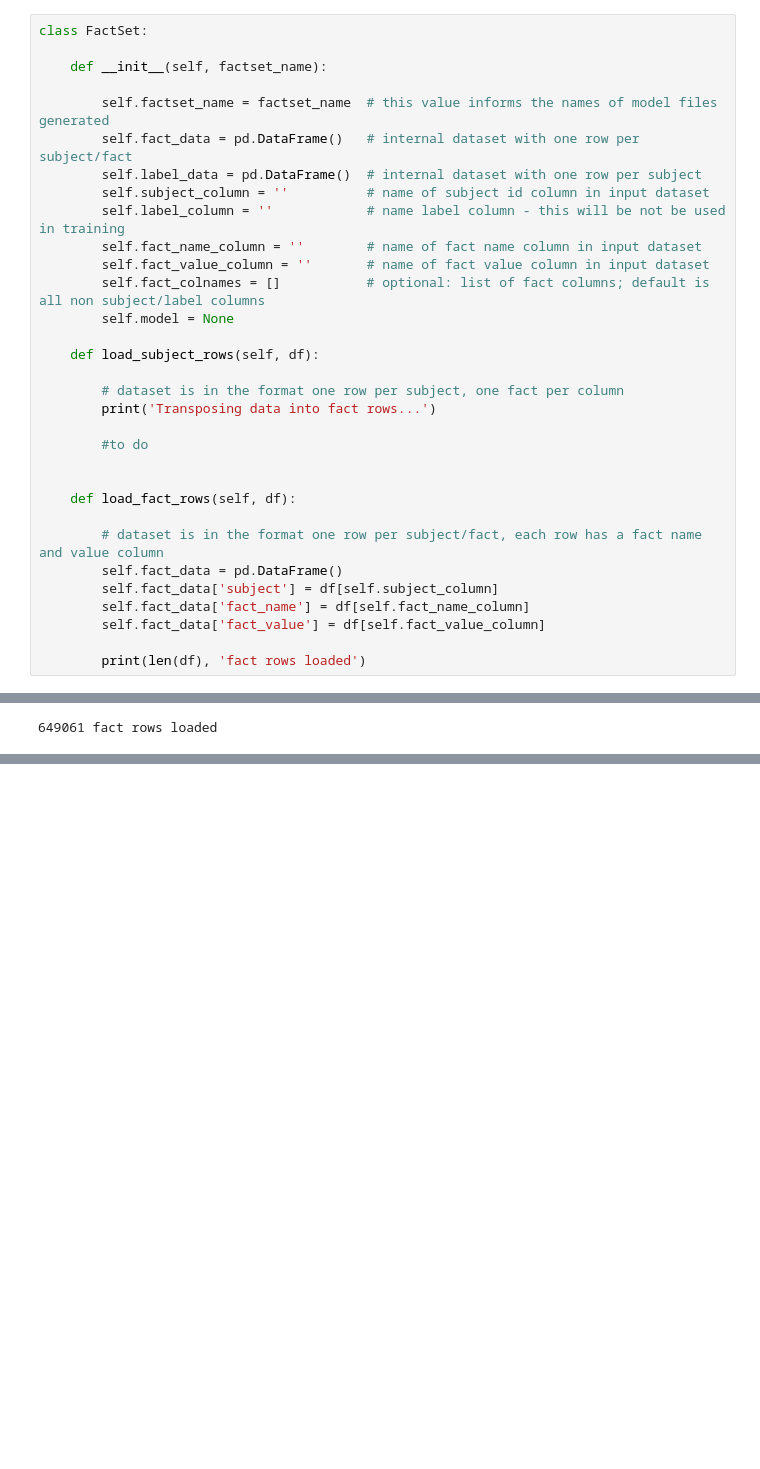
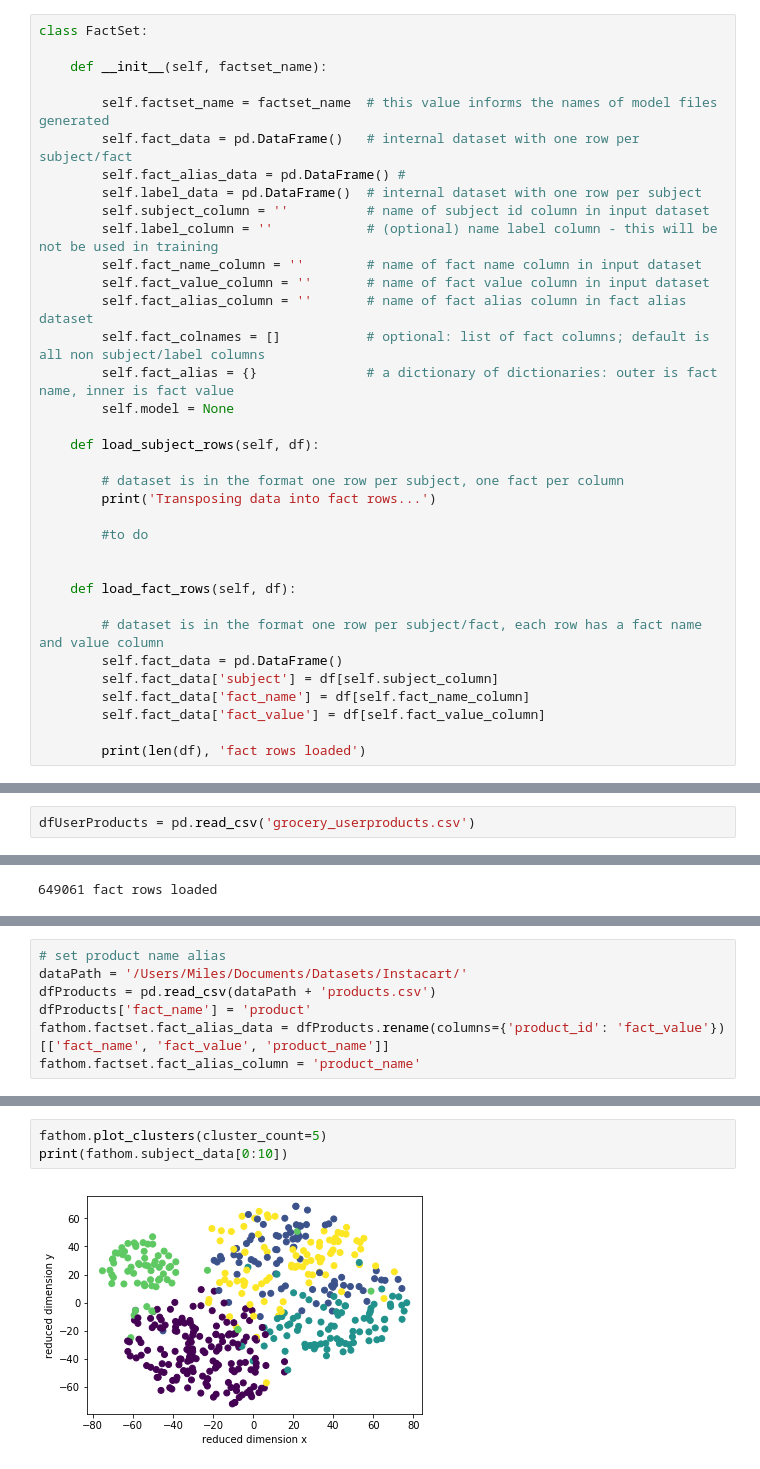
Before and after one commit to icanseeformiles/fathom, a Jupyter notebook: Fathom POC.ipynb, the cells around one changed output, grey strips where cells are left out. Cells and saved outputs as stored; diff of their text form; blank space fills up the shorter version.

```diff
--- a/Fathom POC.ipynb
+++ b/Fathom POC.ipynb
@@ -22,12 +22,15 @@ class FactSet:
 
         self.factset_name = factset_name  # this value informs the names of model files generated
         self.fact_data = pd.DataFrame()   # internal dataset with one row per subject/fact
+        self.fact_alias_data = pd.DataFrame() #
         self.label_data = pd.DataFrame()  # internal dataset with one row per subject
         self.subject_column = ''          # name of subject id column in input dataset
-        self.label_column = ''            # name label column - this will be not be used in training
+        self.label_column = ''            # (optional) name label column - this will be not be used in training
         self.fact_name_column = ''        # name of fact name column in input dataset
         self.fact_value_column = ''       # name of fact value column in input dataset
+        self.fact_alias_column = ''       # name of fact alias column in fact alias dataset
         self.fact_colnames = []           # optional: list of fact columns; default is all non subject/label columns
+        self.fact_alias = {}              # a dictionary of dictionaries: outer is fact name, inner is fact value
         self.model = None
 
     def load_subject_rows(self, df):
@@ -419,6 +328,8 @@ dfUserProducts['fact_name'] = 'product'
 # %%
 import csv
 dfUserProducts.to_csv('grocery_userproducts.csv', index=False, quoting=csv.QUOTE_NONNUMERIC)
+# %%
+dfUserProducts = pd.read_csv('grocery_userproducts.csv')
 # %%
 facts = FactSet('grocery')
 facts.subject_column = 'user_id'
@@ -432,2 +344,9 @@ fathom = Fathom(facts)
 #fathom.learn(super_epochs=3, epochs=15, batch_size=8192)
 fathom.load_model(model_name='grocery')
+# %%
+# set product name alias
+dataPath = '/Users/Miles/Documents/Datasets/Instacart/'
+dfProducts = pd.read_csv(dataPath + 'products.csv')
+dfProducts['fact_name'] = 'product'
+fathom.factset.fact_alias_data = dfProducts.rename(columns={'product_id': 'fact_value'})[['fact_name', 'fact_value', 'product_name']]
+fathom.factset.fact_alias_column = 'product_name'
@@ -433,0 +362,5 @@ fathom.load_model(model_name='grocery')
+# %%
+fathom.plot_clusters(cluster_count=5)
+print(fathom.subject_data[0:10])
+# %% [output]
+[figure, added]
```
Also changed, not shown: parts of 22 cells of this notebook, 1 other file.
